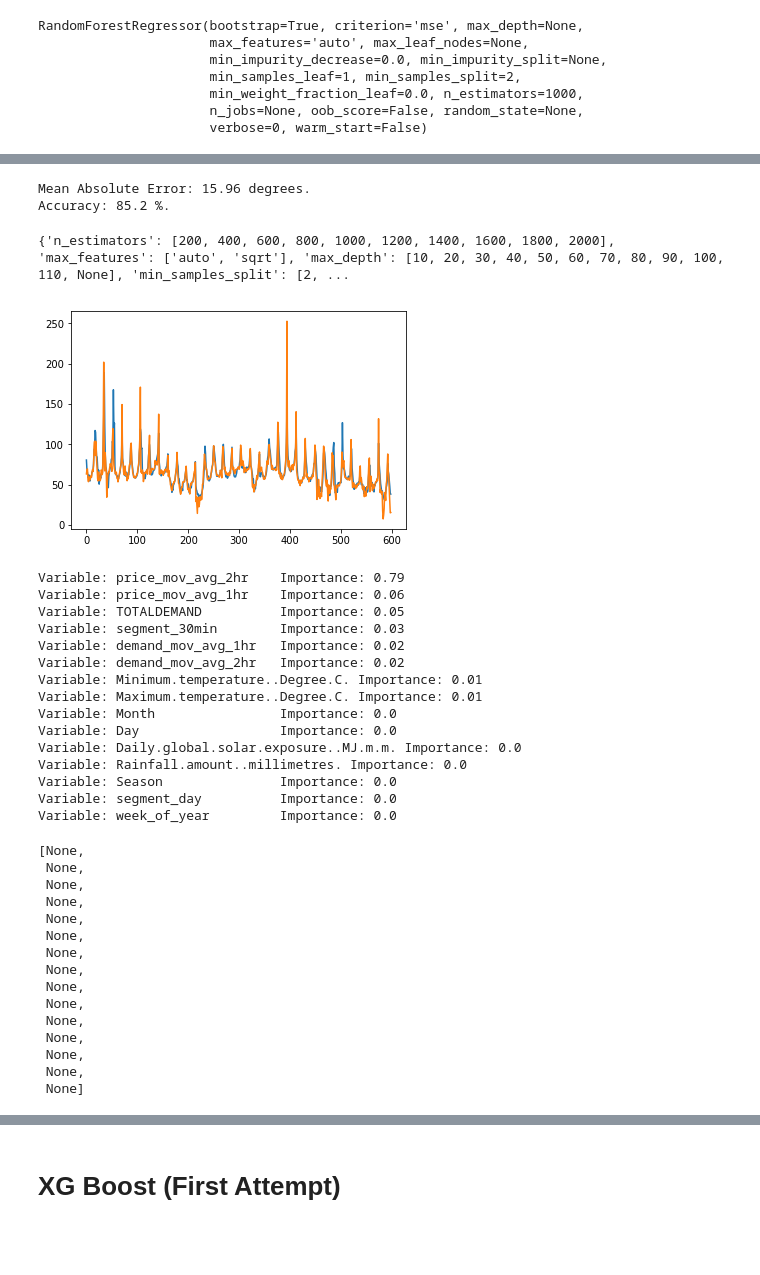
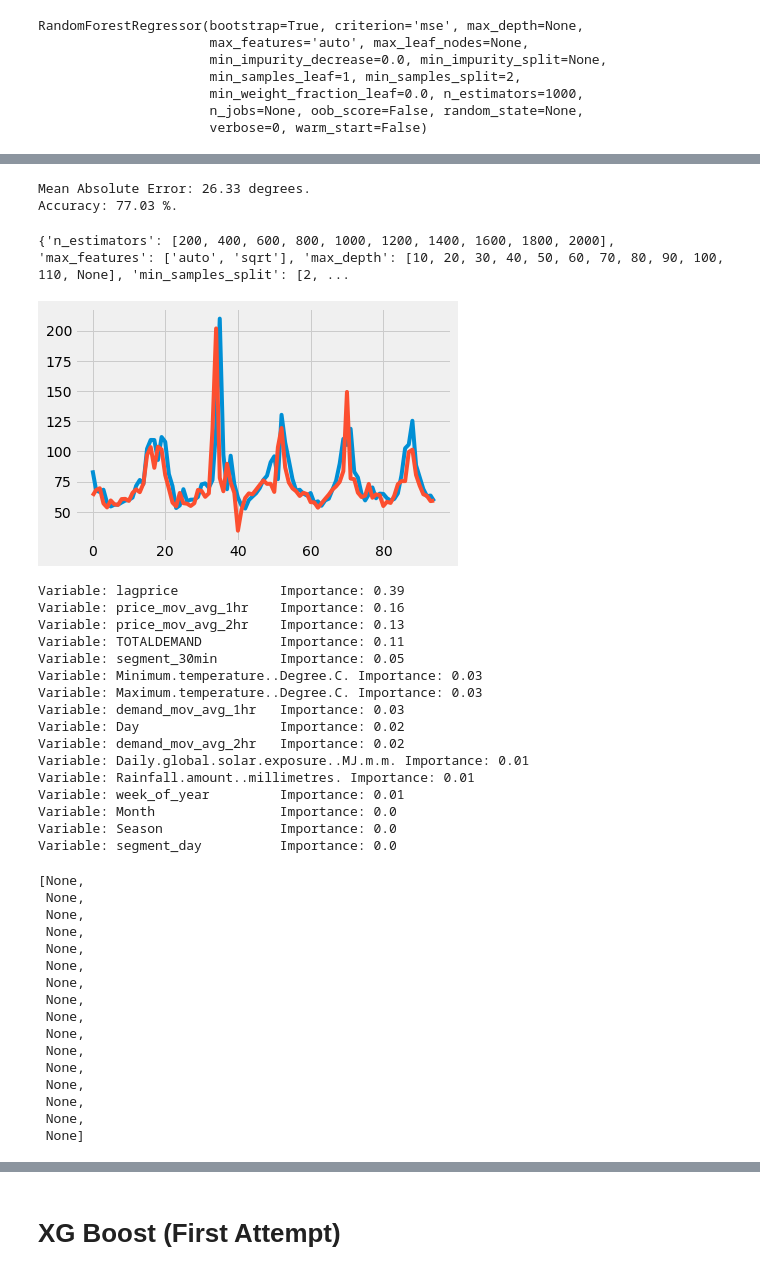
Before and after one commit to DonaldTurton/AT2_Advanced_Data_Algorithms, a Jupyter notebook: AT2_GetData.ipynb, the cells around one changed output, grey strips where cells are left out. Drawn from its saved outputs; the diff is of its cells as text; code cells hidden in the pictures; blank space fills up the shorter version.

```diff
--- a/AT2_GetData.ipynb
+++ b/AT2_GetData.ipynb
@@ -161,3 +161,23 @@ day_of_week                             category
 segment_30min                           category
 index                                      int64
 dtype: object
+# %%
+# Update the moving average variables
+
+data.demand_mov_avg_1hr = data.TOTALDEMAND.rolling(window=2).mean()
+data.demand_mov_avg_2hr = data.TOTALDEMAND.rolling(window=4).mean()
+
+data.head()
+
+# Create a new price variable with one unit lag (predicting current price will be influenced by the previous periods price)
+
+data['lagprice'] = data.RRP.shift(1)
+
+data.head()
+
+# Create moving average variables for 1hr and 2hrs in python
+
+data.price_mov_avg_1hr = data.lagprice.rolling(window=2).mean()
+data.price_mov_avg_2hr = data.lagprice.rolling(window=4).mean()
+
+data.head()
@@ -237,10 +264,10 @@ mape = 100 * (errors / yTest)
 
 # Calculate and display accuracy
 accuracy = 100 - np.mean(mape)
-print('Accuracy:', round(accuracy, 2), '%.') #accuracy is 85.2%
+print('Accuracy:', round(accuracy, 2), '%.') #accuracy is 77.03%
 # %% [output]
-Mean Absolute Error: 15.96 degrees.
-Accuracy: 85.2 %.
+Mean Absolute Error: 26.33 degrees.
+Accuracy: 77.03 %.
 # %%
 # Hyperparameter tuning
 
@@ -294,16 +321,16 @@ rf_random.best_params_
 # %%
 # Lets plot the actual vs predicted results of the model
 
-pred_sub = predictions[1:600]
-yTest_sub = np.array(yTest[1:600])
+pred_sub = predictions[1:96]
+yTest_sub = np.array(yTest[1:96])
 
 #yTest_sub
 #pred_sub
 plt.plot(pred_sub)
 plt.plot(yTest_sub)
 plt.show()
 # %% [output]
-[figure, old version]
+[figure, new version]
 # %%
 # Lets look at the feature importance
 
@@ -320,21 +347,22 @@ feature_importances = sorted(feature_importances, key = lambda x: x[1], reverse
 # Print out the feature and importances
 [print('Variable: {:20} Importance: {}'.format(*pair)) for pair in feature_importances]
 # %% [output]
-Variable: price_mov_avg_2hr    Importance: 0.79
-Variable: price_mov_avg_1hr    Importance: 0.06
-Variable: TOTALDEMAND          Importance: 0.05
-Variable: segment_30min        Importance: 0.03
-Variable: demand_mov_avg_1hr   Importance: 0.02
+Variable: lagprice             Importance: 0.39
+Variable: price_mov_avg_1hr    Importance: 0.16
+Variable: price_mov_avg_2hr    Importance: 0.13
+Variable: TOTALDEMAND          Importance: 0.11
+Variable: segment_30min        Importance: 0.05
+Variable: Minimum.temperature..Degree.C. Importance: 0.03
+Variable: Maximum.temperature..Degree.C. Importance: 0.03
+Variable: demand_mov_avg_1hr   Importance: 0.03
+Variable: Day                  Importance: 0.02
 Variable: demand_mov_avg_2hr   Importance: 0.02
-Variable: Minimum.temperature..Degree.C. Importance: 0.01
-Variable: Maximum.temperature..Degree.C. Importance: 0.01
+Variable: Daily.global.solar.exposure..MJ.m.m. Importance: 0.01
+Variable: Rainfall.amount..millimetres. Importance: 0.01
+Variable: week_of_year         Importance: 0.01
 Variable: Month                Importance: 0.0
-Variable: Day                  Importance: 0.0
-Variable: Daily.global.solar.exposure..MJ.m.m. Importance: 0.0
-Variable: Rainfall.amount..millimetres. Importance: 0.0
 Variable: Season               Importance: 0.0
 Variable: segment_day          Importance: 0.0
-Variable: week_of_year         Importance: 0.0
 [None,
  None,
  None,
@@ -349,6 +377,7 @@ Variable: week_of_year         Importance: 0.0
  None,
  None,
  None,
+ None,
  None]
 # %%
 # Lets look at variable importance graphs
```
Also changed, not shown: parts of 4 cells of this notebook.
